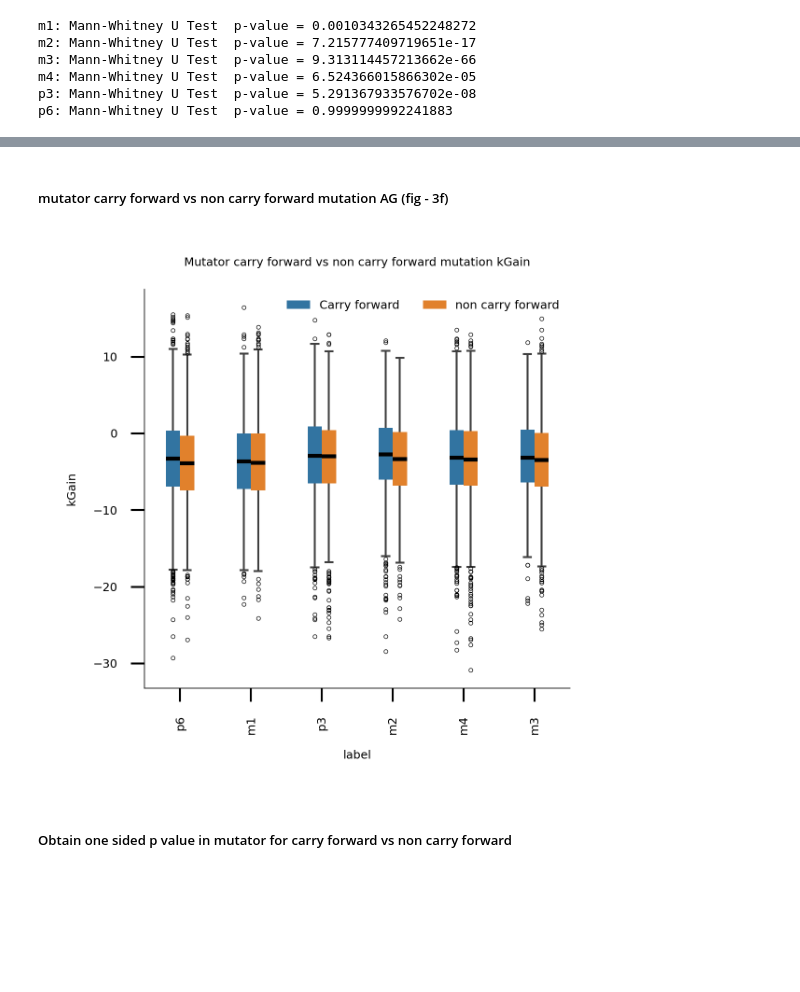
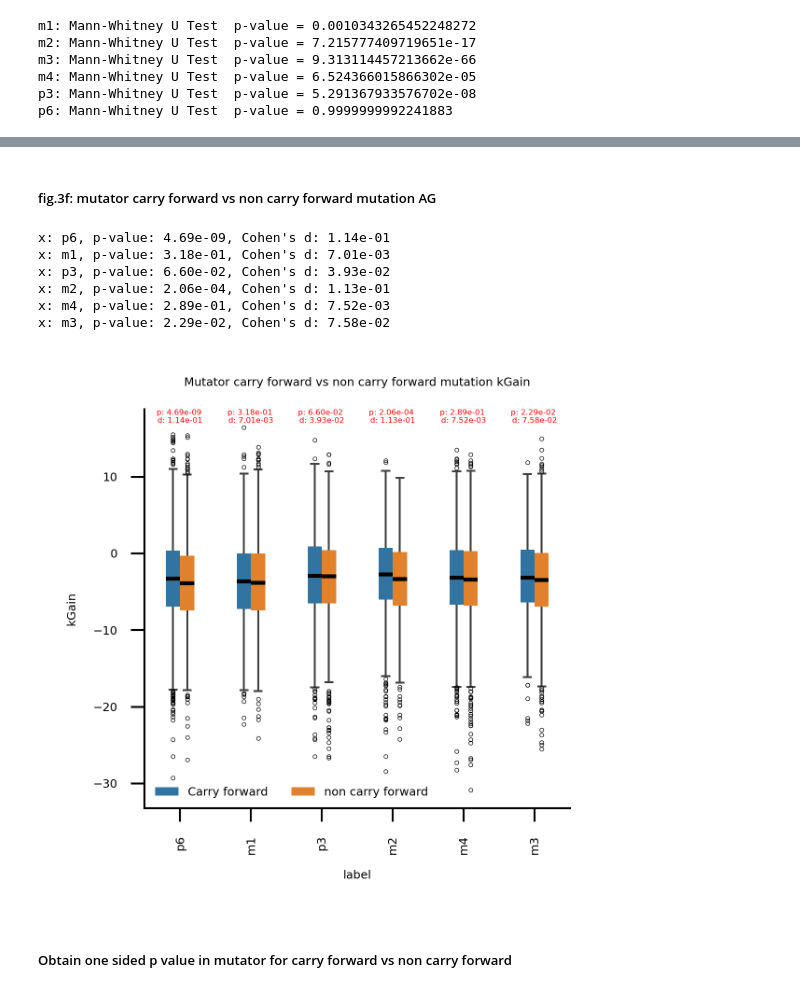
Before and after one commit to cellsemantics/Oligo_Promotion, a Jupyter notebook: figure/main figures/fig3/fig3.ipynb, the cells around one changed output, grey strips where cells are left out. Saved outputs shown, nothing was run; the diff lists cells and outputs as text; code cells hidden in the pictures; blank space fills up the shorter version.

```diff
--- a/figure/main figures/fig3/fig3.ipynb
+++ b/figure/main figures/fig3/fig3.ipynb
@@ -352,17 +398,25 @@ plt.tight_layout()
 # %% [markdown]
-##### mutator carry forward vs non carry forward mutation AG (fig - 3f)
+##### fig.3f: mutator carry forward vs non carry forward mutation AG
 # %%
 fig, ax = plt.subplots(1, 1, dpi = 600, figsize = (2.1, 2.1))
 
 ax = sns.boxplot(df_allele_generation[df_allele_generation["label"].isin(mutator_list)], x = "label", y = "accumulated_gain", hue = "mutation type", ax=ax, boxprops=dict(edgecolor="black", linewidth=0), flierprops=dict(marker='o', markeredgecolor='black'), width=0.4,linewidth=0.5, fliersize=0.15, dodge=True, medianprops={"color": "black","linewidth":1})
 ax= utility.custom_figure_axis(ax, fontsize=3, show_ticks = True)
 ax.legend(ncol = 2, fontsize=3, frameon=False)
 ax.set_title("Mutator carry forward vs non carry forward mutation kGain", fontsize=3)
 ax.set_ylabel("kGain")
+ax = utility.return_box_with_p_effect_size(ax, data = df_allele_generation[df_allele_generation["label"].isin(mutator_list)], x_columns = 'label', y_columns = 'accumulated_gain', group1_name = 'Carry forward', group2_name = 'non carry forward', y_pos = 17, hue_columns="mutation type", fontsize=2)
+
 plt.tight_layout()
 # plt.savefig("../figure/Mutator carry forward vs deletoreous mutation AG.pdf", dpi = 600)
 # %% [output]
+x: p6, p-value: 4.69e-09, Cohen's d: 1.14e-01
+x: m1, p-value: 3.18e-01, Cohen's d: 7.01e-03
+x: p3, p-value: 6.60e-02, Cohen's d: 3.93e-02
+x: m2, p-value: 2.06e-04, Cohen's d: 1.13e-01
+x: m4, p-value: 2.89e-01, Cohen's d: 7.52e-03
+x: m3, p-value: 2.29e-02, Cohen's d: 7.58e-02
-[figure, old version]
+[figure, new version]
 # %% [markdown]
 ##### Obtain one sided p value in mutator for carry forward vs non carry forward
 # %%
```
Also changed, not shown: parts of 12 cells of this notebook.
